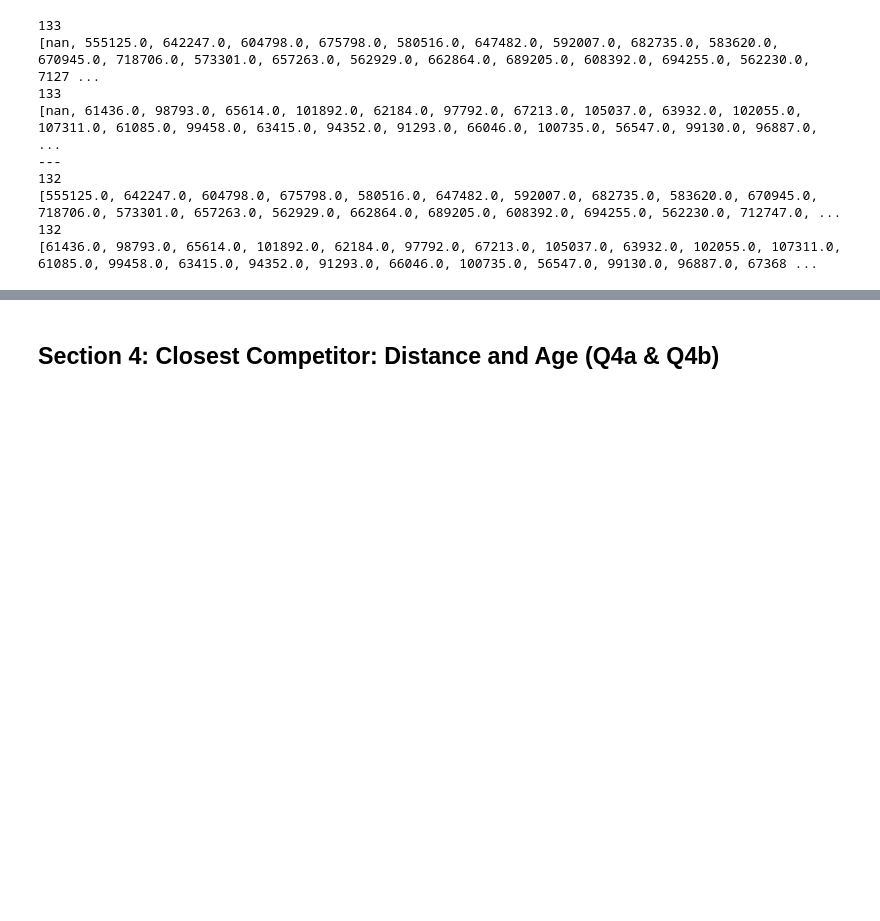
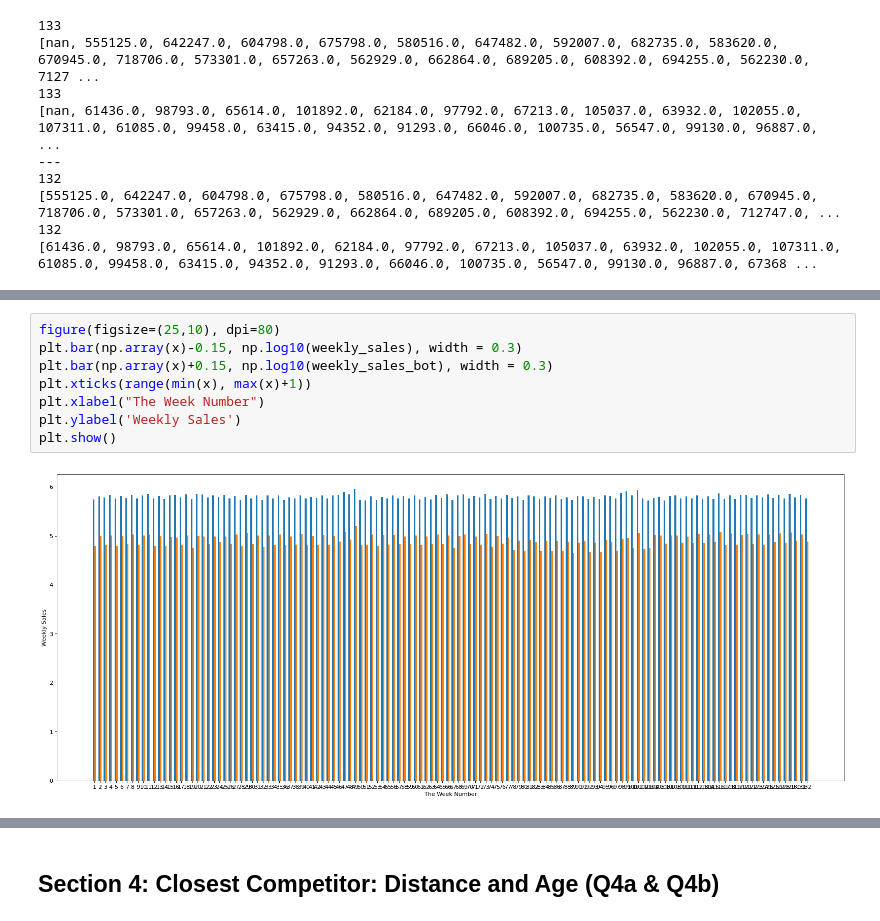
Before and after one commit to babuaravind/Rossman-Store-Sales, a Jupyter notebook: Babu_Aravind_Sivamani_cse519_hw3_bond_james_123456789.ipynb, the cells around one changed output, grey strips where cells are left out. Cells and saved outputs as stored; diff of their text form; blank space fills up the shorter version.

```diff
--- a/Babu_Aravind_Sivamani_cse519_hw3_bond_james_123456789.ipynb
+++ b/Babu_Aravind_Sivamani_cse519_hw3_bond_james_123456789.ipynb
@@ -390,0 +381,10 @@ store1 = store1.set_index('Date').add(store2.set_index('Date'), fill_value=0).re
+# %%
+figure(figsize=(25,10), dpi=80)
+plt.bar(np.array(x)-0.15, np.log10(weekly_sales), width = 0.3)
+plt.bar(np.array(x)+0.15, np.log10(weekly_sales_bot), width = 0.3)
+plt.xticks(range(min(x), max(x)+1))
+plt.xlabel("The Week Number")
+plt.ylabel('Weekly Sales')
+plt.show()
+# %% [output]
+[figure, added]
```
Also changed, not shown: parts of 6 cells of this notebook.
